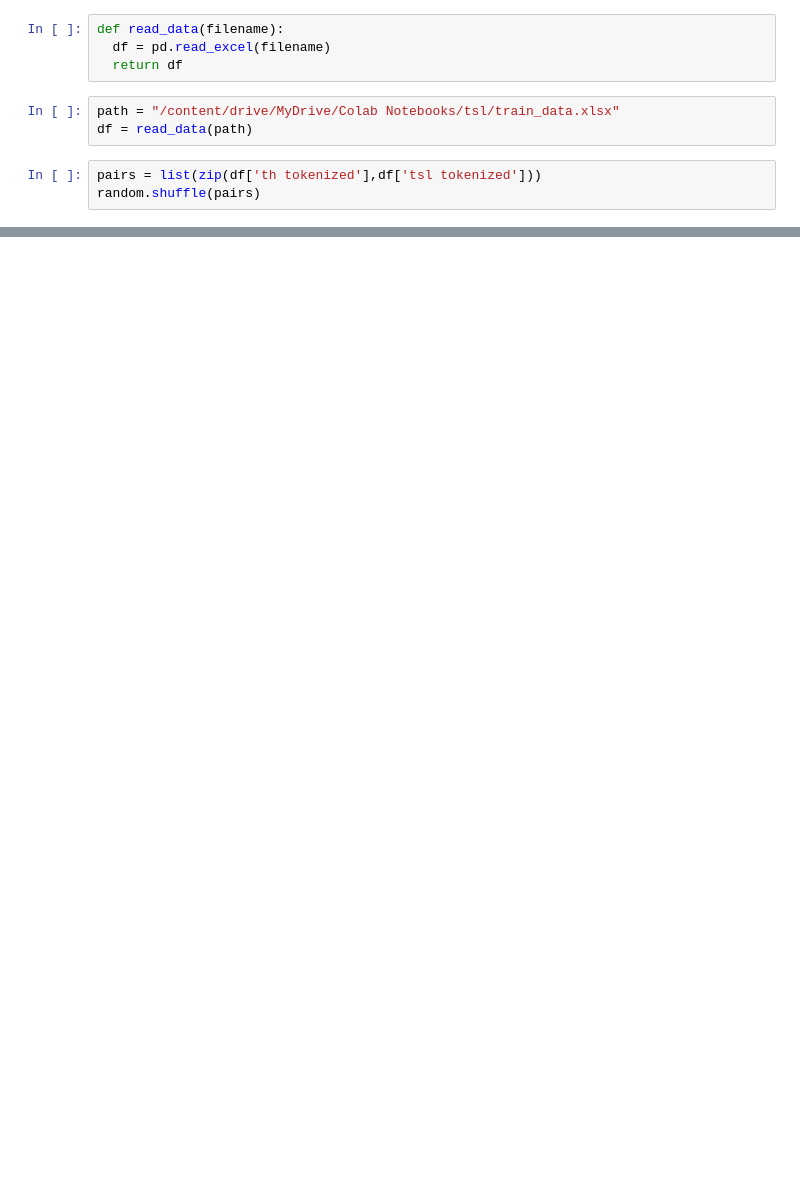
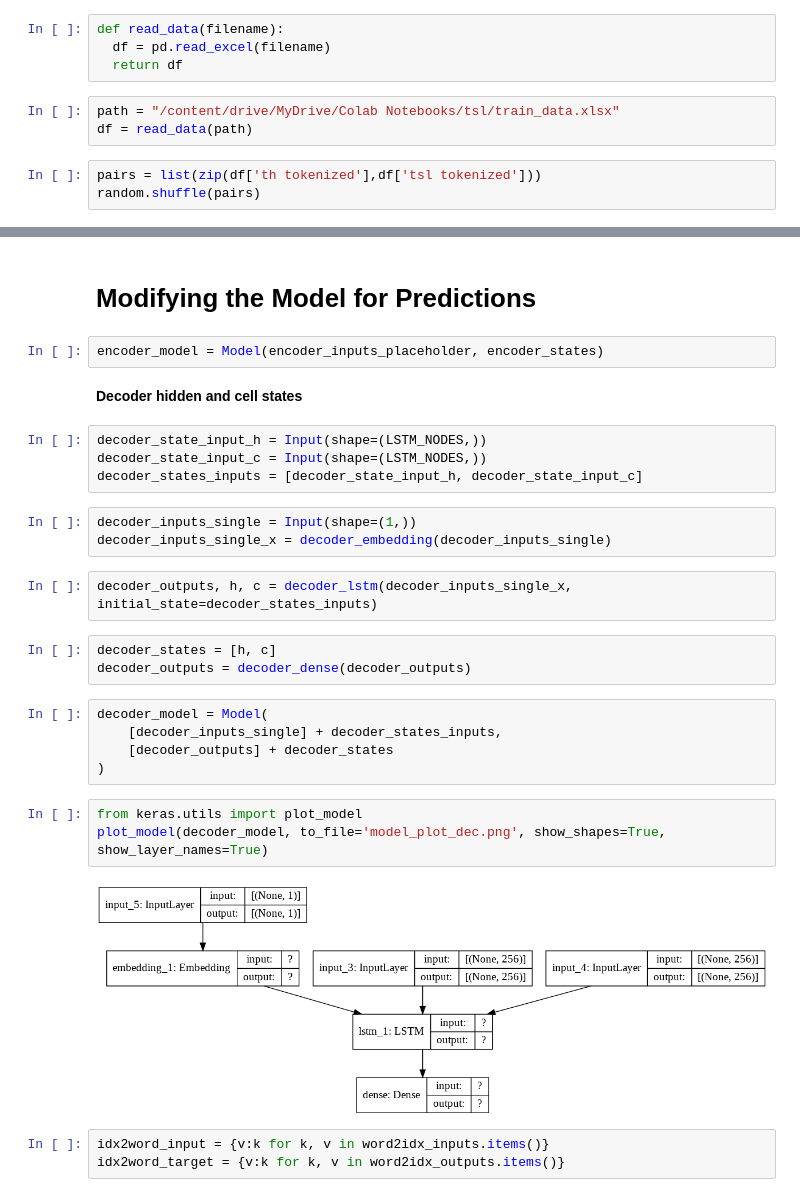
Before and after one commit to TIGGERKUB/ThaiToTSL, a Jupyter notebook: SignLanguage.ipynb, the cells around one changed output, grey strips where cells are left out. Saved outputs shown, nothing was run; the diff lists cells and outputs as text; blank space fills up the shorter version.

```diff
--- a/SignLanguage.ipynb
+++ b/SignLanguage.ipynb
@@ -229,0 +197,31 @@ KeyboardInterrupt: ignored
+# %% [markdown]
+# Modifying the Model for Predictions
+# %%
+encoder_model = Model(encoder_inputs_placeholder, encoder_states)
+# %% [markdown]
+**Decoder hidden and cell states**
+# %%
+decoder_state_input_h = Input(shape=(LSTM_NODES,))
+decoder_state_input_c = Input(shape=(LSTM_NODES,))
+decoder_states_inputs = [decoder_state_input_h, decoder_state_input_c]
+# %%
+decoder_inputs_single = Input(shape=(1,))
+decoder_inputs_single_x = decoder_embedding(decoder_inputs_single)
+# %%
+decoder_outputs, h, c = decoder_lstm(decoder_inputs_single_x, initial_state=decoder_states_inputs)
+# %%
+decoder_states = [h, c]
+decoder_outputs = decoder_dense(decoder_outputs)
+# %%
+decoder_model = Model(
+    [decoder_inputs_single] + decoder_states_inputs,
+    [decoder_outputs] + decoder_states
+)
+# %%
+from keras.utils import plot_model
+plot_model(decoder_model, to_file='model_plot_dec.png', show_shapes=True, show_layer_names=True)
+# %% [output]
+[figure, added]
+# %%
+idx2word_input = {v:k for k, v in word2idx_inputs.items()}
+idx2word_target = {v:k for k, v in word2idx_outputs.items()}
```
Also changed, not shown: parts of 50 cells of this notebook.
